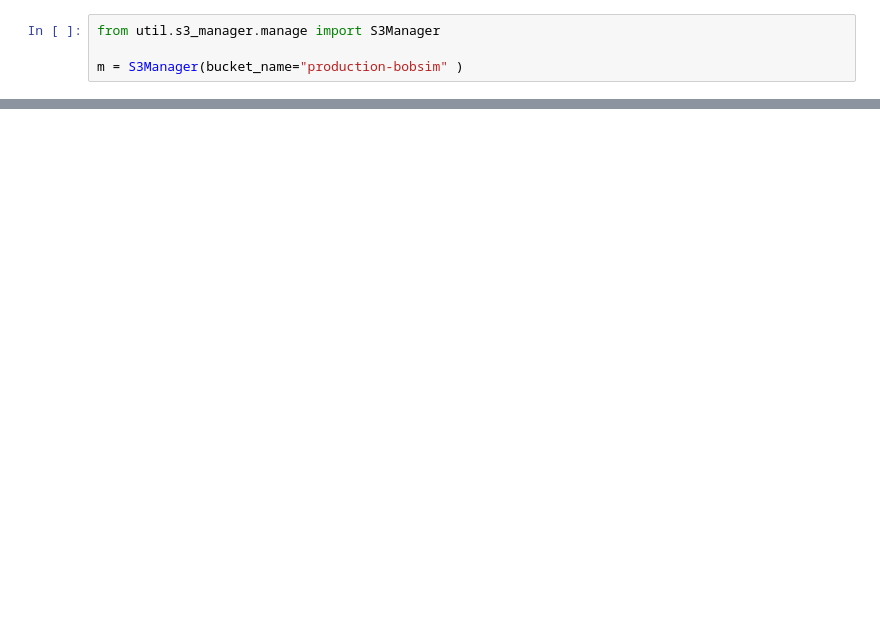
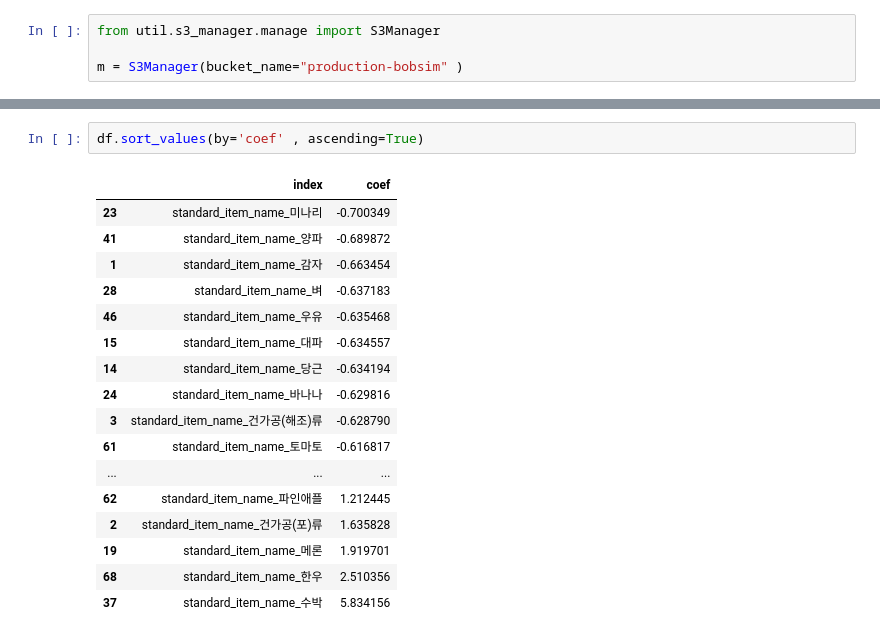
Before and after one commit to meowpunch/bobsim-research, a Jupyter notebook: src/main/python/regression_coefficient.ipynb, the cells around one changed output, grey strips where cells are left out. Drawn from its saved outputs; the diff is of its cells as text; blank space fills up the shorter version.

```diff
--- a/src/main/python/regression_coefficient.ipynb
+++ b/src/main/python/regression_coefficient.ipynb
@@ -41,0 +39,20 @@ untuned
+# %%
+df.sort_values(by='coef' , ascending=True)
+# %% [output]
+|  | index | coef |
+| 23 | standard_item_name_미나리 | -0.700349 |
+| 41 | standard_item_name_양파 | -0.689872 |
+| 1 | standard_item_name_감자 | -0.663454 |
+| 28 | standard_item_name_벼 | -0.637183 |
+| 46 | standard_item_name_우유 | -0.635468 |
+| 15 | standard_item_name_대파 | -0.634557 |
+| 14 | standard_item_name_당근 | -0.634194 |
+| 24 | standard_item_name_바나나 | -0.629816 |
+| 3 | standard_item_name_건가공(해조)류 | -0.628790 |
+| 61 | standard_item_name_토마토 | -0.616817 |
+| ... | ... | ... |
+| 62 | standard_item_name_파인애플 | 1.212445 |
+| 2 | standard_item_name_건가공(포)류 | 1.635828 |
+| 19 | standard_item_name_메론 | 1.919701 |
+| 68 | standard_item_name_한우 | 2.510356 |
+| 37 | standard_item_name_수박 | 5.834156 |
```
Also changed, not shown: parts of 3 cells of this notebook, 9 other files.
